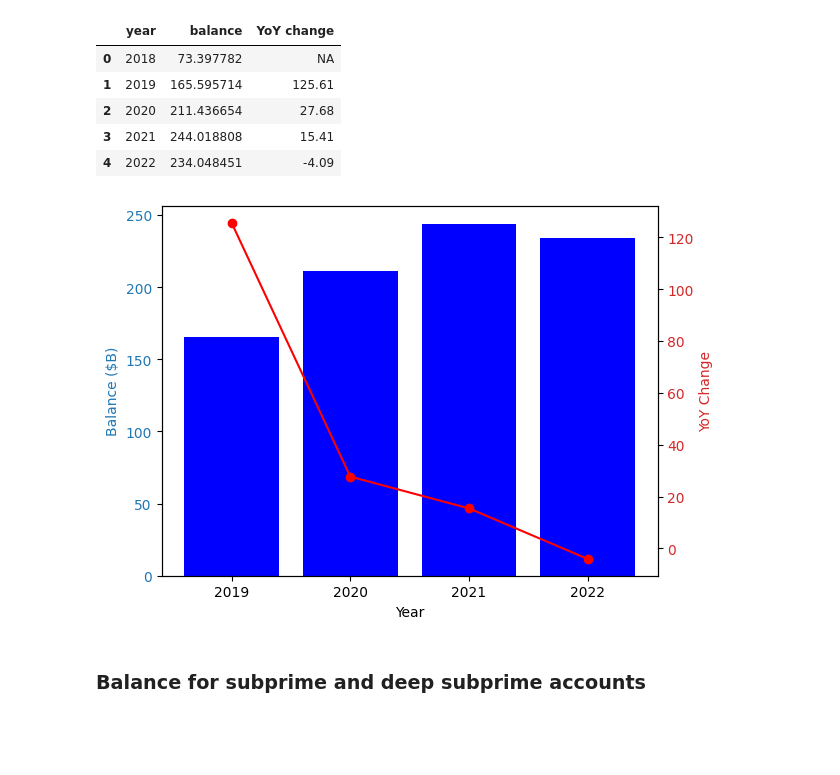
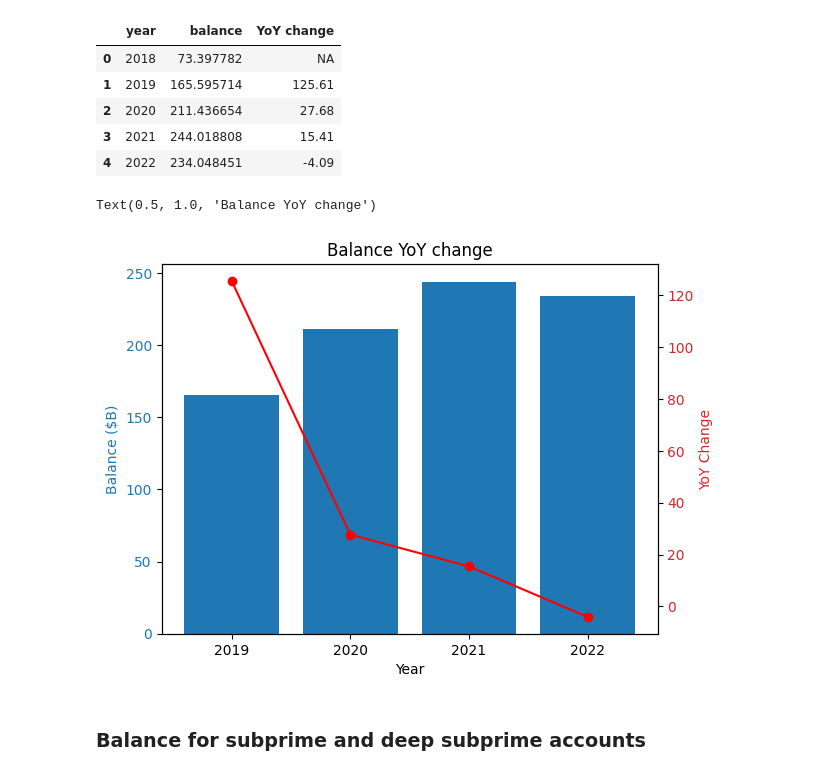
Before and after one commit to HardikJain98/Insights-generation-on-Equifax-credit-data, a Jupyter notebook: EDA/EDA_origination.ipynb, the cells around one changed output. Drawn from its saved outputs; the diff is of its cells as text; code cells hidden in the pictures; blank space fills up the shorter version.

```diff
--- a/EDA/EDA_origination.ipynb
+++ b/EDA/EDA_origination.ipynb
@@ -5,7 +5,7 @@ import matplotlib.pyplot as plt
 import sklearn
 import seaborn as sns
 # %%
-orig_18_21 = pd.read_csv('Dataset/CreditHealthGATech_credithealthtrade_orig_2018_2021_rgx.csv', compression = 'gzip')
+orig_18_21 = pd.read_csv('C:/Users/dinku/OneDrive/Documents/Georgia Tech/Fall 2023/Equifax Practicum/Dataset/CreditHealthGATech_credithealthtrade_orig_2018_2021_rgx.csv', compression = 'gzip')
 print(orig_18_21.dtypes)
 orig_18_21.head()
 # %% [output]
@@ -26,7 +26,7 @@ dtype: object
 | 3 | d. Prime | 202104 | Other | 256 | 5443109 | 7518002 | 177394 | ... |
 | 4 | d. Prime | 201906 | Bankcard | 256 | 637741 | 3189134 | 176490 | ... |
 # %%
-orig_22_23 = pd.read_csv('Dataset/CreditHealthGATech_credithealthtrade_orig_2022_2023_rgx.csv', compression = 'gzip')
+orig_22_23 = pd.read_csv('C:/Users/dinku/OneDrive/Documents/Georgia Tech/Fall 2023/Equifax Practicum/Dataset/CreditHealthGATech_credithealthtrade_orig_2022_2023_rgx.csv', compression = 'gzip')
 print(orig_22_23.dtypes)
 orig_22_23 = orig_22_23.rename(columns = {'dateopenedyyyymm':'dateOpenedyyyymm'})
 orig_22_23.head()
@@ -99,0 +100,4 @@ print(orig['product2'].unique())
+# %%
+## Average Balance for each row
+orig['Average Balance'] = orig['balance']/orig['totaltrade']
+orig.head()
@@ -403,20 +473,23 @@ yearly_balance
 # %%
 subset = yearly_balance.loc[1:, ['year', 'balance', 'YoY change']]
 
 fig, ax1 = plt.subplots()
 
 ax1.set_xlabel('Year')
 ax1.set_ylabel('Balance ($B)', color='tab:blue')
-ax1.bar(subset['year'], subset['balance'], color='blue')
+ax1.bar(subset['year'], subset['balance'])
 ax1.tick_params(axis='y', labelcolor='tab:blue')
 
 # Create a second y-axis plot
 ax2 = ax1.twinx()
 ax2.set_ylabel('YoY Change', color='tab:red')
 ax2.plot(subset['year'], subset['YoY change'], color='red', marker='o')
 ax2.tick_params(axis='y', labelcolor='tab:red')
+
+plt.title('Balance YoY change')
 # %% [output]
+Text(0.5, 1.0, 'Balance YoY change')
-[figure, old version]
+[figure, new version]
 # %% [markdown]
 ### Balance for subprime and deep subprime accounts
 # %%
```
Also changed, not shown: parts of 27 cells of this notebook.
